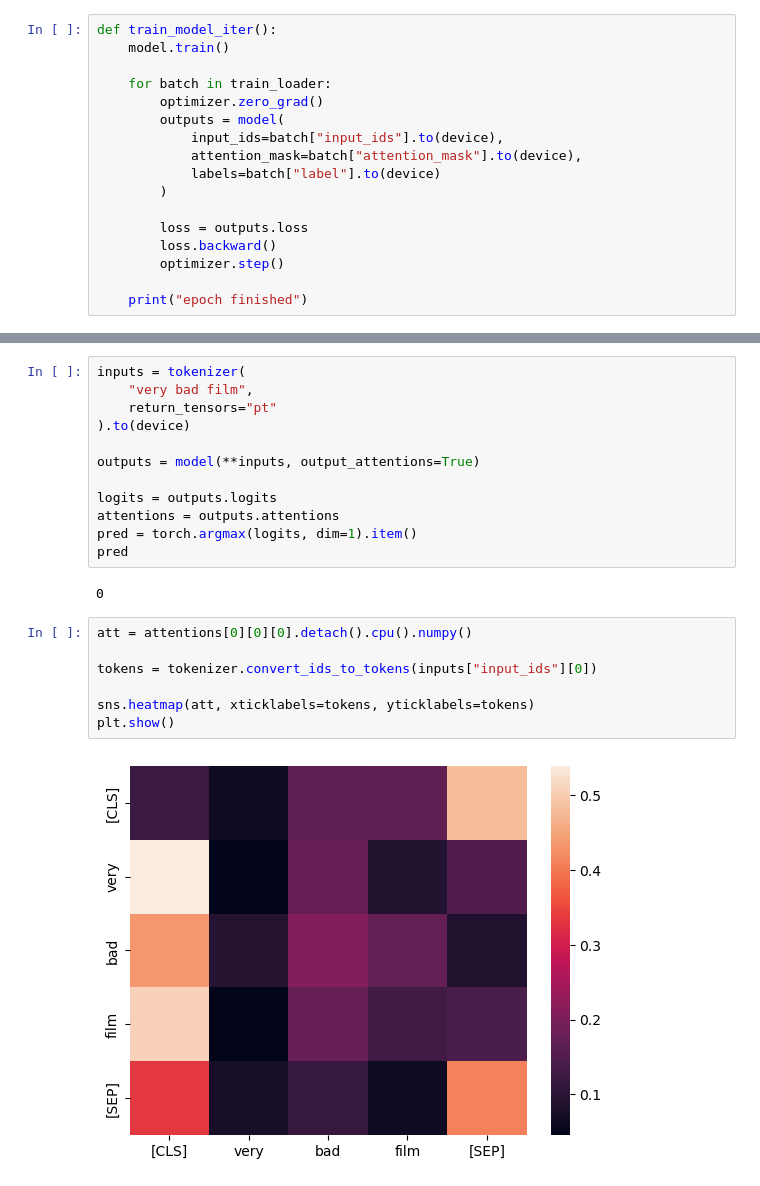
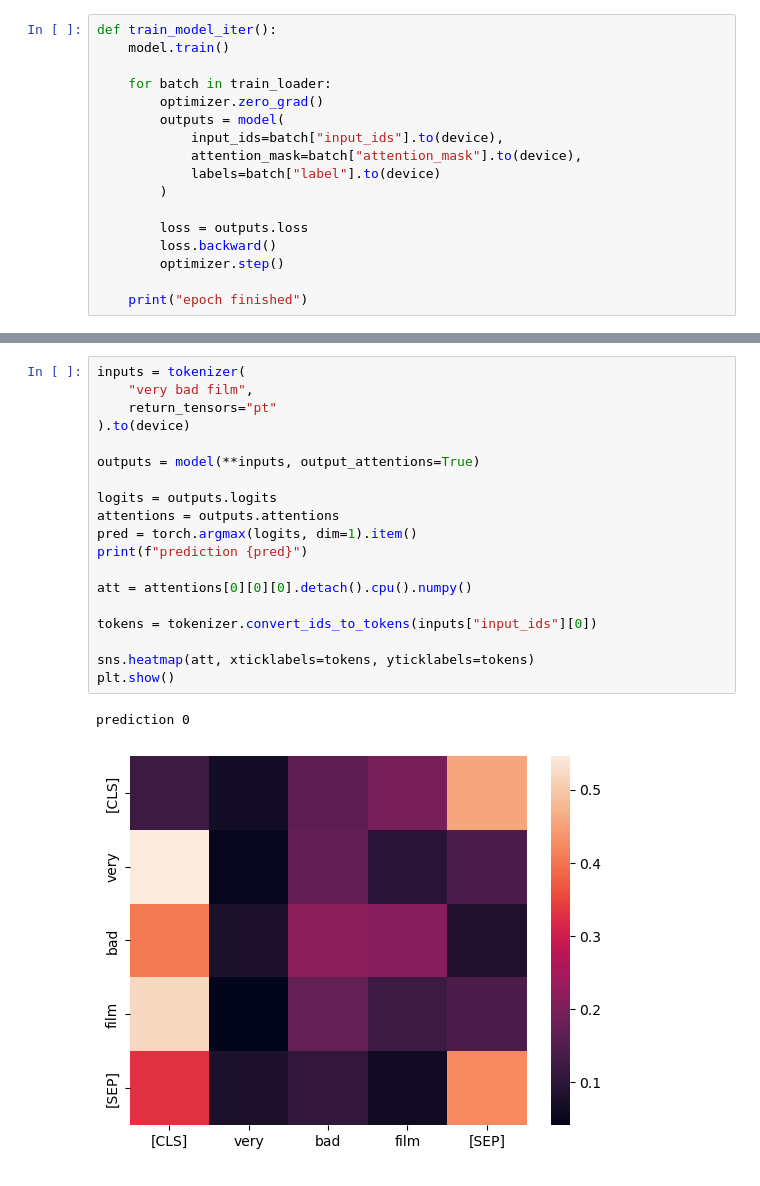
Before and after one commit to matv864/AI_work, a Jupyter notebook: machine/lab1/main.ipynb, the cells around one changed output, grey strips where cells are left out. Drawn from its saved outputs; the diff is of its cells as text.

```diff
--- a/machine/lab1/main.ipynb
+++ b/machine/lab1/main.ipynb
@@ -222,23 +219,22 @@ get accuracy on epoch 2 1157.761419336 === 0.87336
 # %%
 inputs = tokenizer(
     "very bad film",
     return_tensors="pt"
 ).to(device)
 
 outputs = model(**inputs, output_attentions=True)
 
 logits = outputs.logits
 attentions = outputs.attentions
 pred = torch.argmax(logits, dim=1).item()
-pred
+print(f"prediction {pred}")
+
+att = attentions[0][0][0].detach().cpu().numpy()
+
+tokens = tokenizer.convert_ids_to_tokens(inputs["input_ids"][0])
+
+sns.heatmap(att, xticklabels=tokens, yticklabels=tokens)
+plt.show()
 # %% [output]
-0
+prediction 0
+[figure, added]
-# %%
-att = attentions[0][0][0].detach().cpu().numpy()
-
-tokens = tokenizer.convert_ids_to_tokens(inputs["input_ids"][0])
-
-sns.heatmap(att, xticklabels=tokens, yticklabels=tokens)
-plt.show()
-# %% [output]
-[figure, removed]
```
Also changed, not shown: parts of 11 cells of this notebook.
